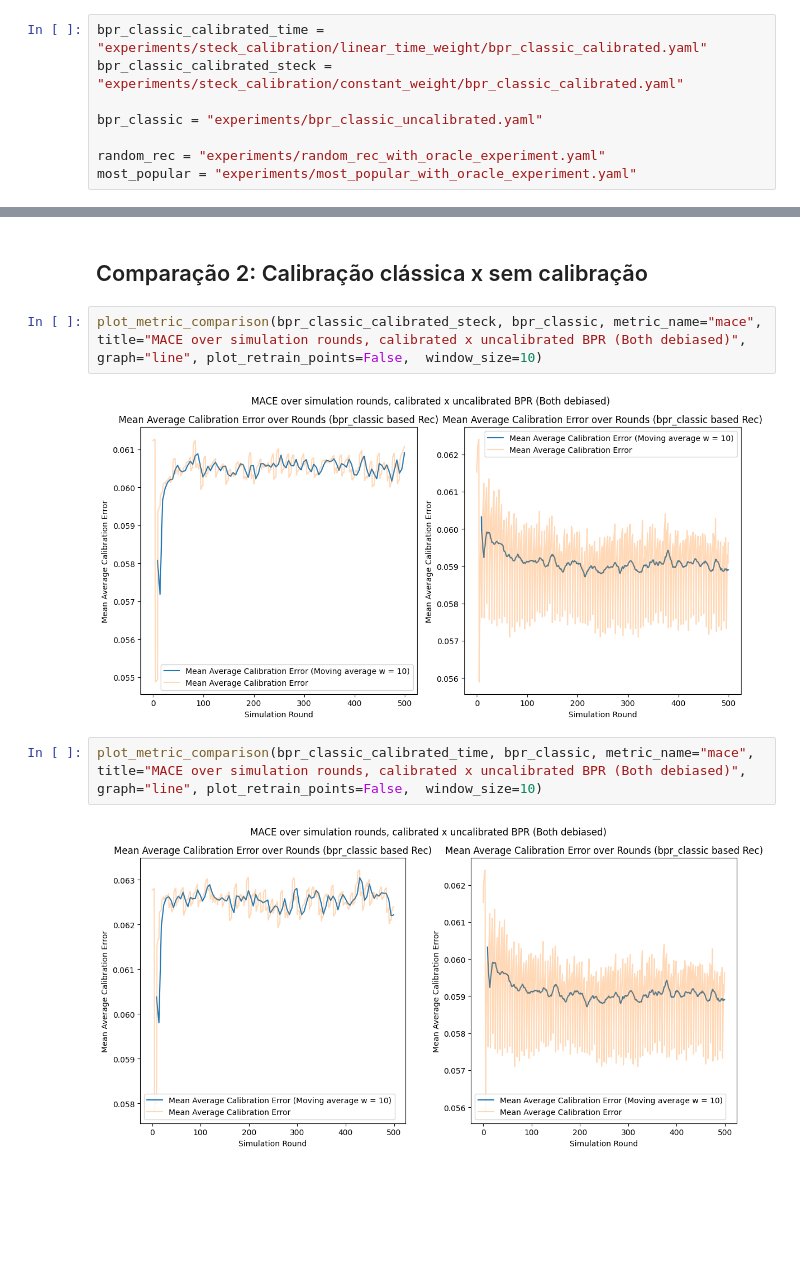
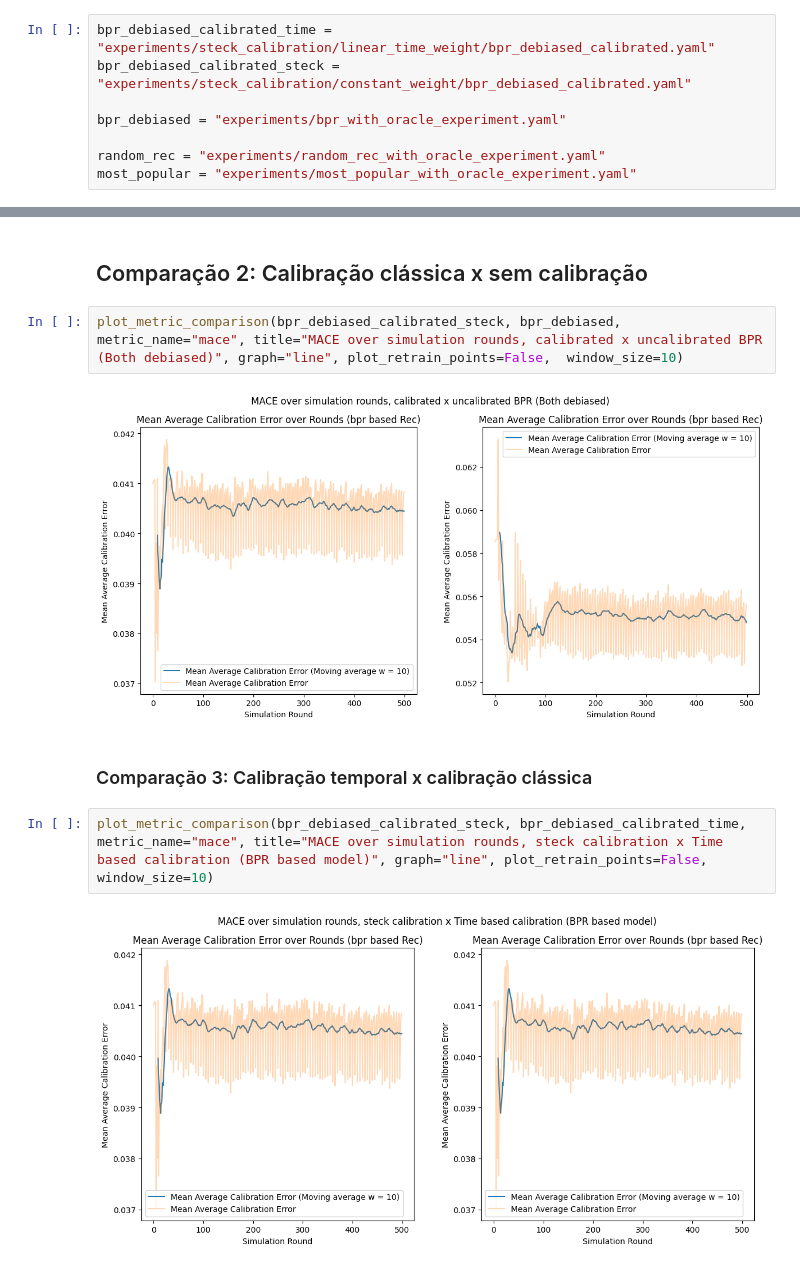
Before and after one commit to caiotda/dynamicTasteDistortion, a Jupyter notebook: time_based_calibration.ipynb, the cells around one changed output, grey strips where cells are left out. Drawn from its saved outputs; the diff is of its cells as text; blank space fills up the shorter version.

```diff
--- a/time_based_calibration.ipynb
+++ b/time_based_calibration.ipynb
@@ -16,10 +16,10 @@ BPR usado foi sem debiasing
 from dynamicTasteDistortion.scripts.vis import plot_metric_comparison
 from dynamicTasteDistortion.scripts.vis import plot_metrics_smoothed
 # %%
-bpr_classic_calibrated_time = "experiments/steck_calibration/linear_time_weight/bpr_classic_calibrated.yaml"
-bpr_classic_calibrated_steck = "experiments/steck_calibration/constant_weight/bpr_classic_calibrated.yaml"
+bpr_debiased_calibrated_time = "experiments/steck_calibration/linear_time_weight/bpr_debiased_calibrated.yaml"
+bpr_debiased_calibrated_steck = "experiments/steck_calibration/constant_weight/bpr_debiased_calibrated.yaml"
 
-bpr_classic = "experiments/bpr_classic_uncalibrated.yaml"
+bpr_debiased = "experiments/bpr_with_oracle_experiment.yaml"
 
 random_rec = "experiments/random_rec_with_oracle_experiment.yaml"
 most_popular = "experiments/most_popular_with_oracle_experiment.yaml"
@@ -38,10 +38,12 @@ plot_metric_comparison(bpr_classic, most_popular, metric_name="mace", title="MAC
 # %% [markdown]
 ## Comparação 2: Calibração clássica x sem calibração
 # %%
-plot_metric_comparison(bpr_classic_calibrated_steck, bpr_classic, metric_name="mace", title="MACE over simulation rounds, calibrated x uncalibrated BPR (Both debiased)", graph="line", plot_retrain_points=False,  window_size=10)
+plot_metric_comparison(bpr_debiased_calibrated_steck, bpr_debiased, metric_name="mace", title="MACE over simulation rounds, calibrated x uncalibrated BPR (Both debiased)", graph="line", plot_retrain_points=False,  window_size=10)
 # %% [output]
-[figure, old version]
+[figure, new version]
+# %% [markdown]
+### Comparação 3: Calibração temporal x calibração clássica
 # %%
-plot_metric_comparison(bpr_classic_calibrated_time, bpr_classic, metric_name="mace", title="MACE over simulation rounds, calibrated x uncalibrated BPR (Both debiased)", graph="line", plot_retrain_points=False,  window_size=10)
+plot_metric_comparison(bpr_debiased_calibrated_steck, bpr_debiased_calibrated_time, metric_name="mace", title="MACE over simulation rounds, steck calibration x Time based calibration (BPR based model)", graph="line", plot_retrain_points=False,  window_size=10)
 # %% [output]
-[figure, old version]
+[figure, new version]
```
Also changed, not shown: parts of 3 cells of this notebook, 5 other files.
